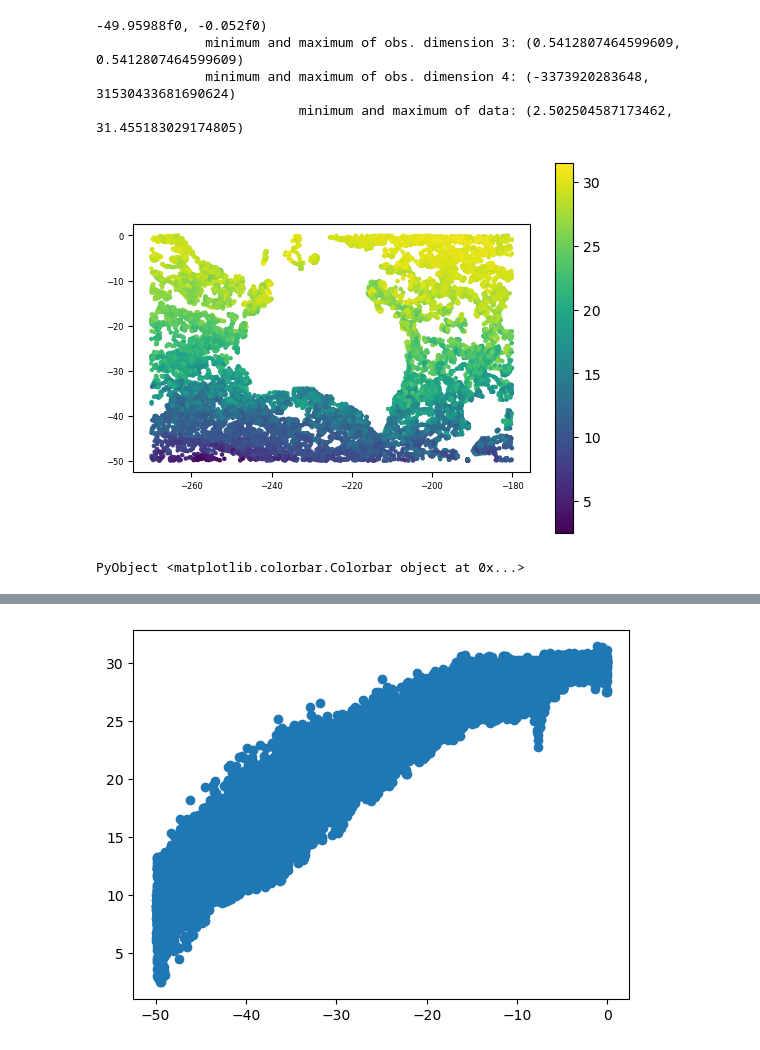
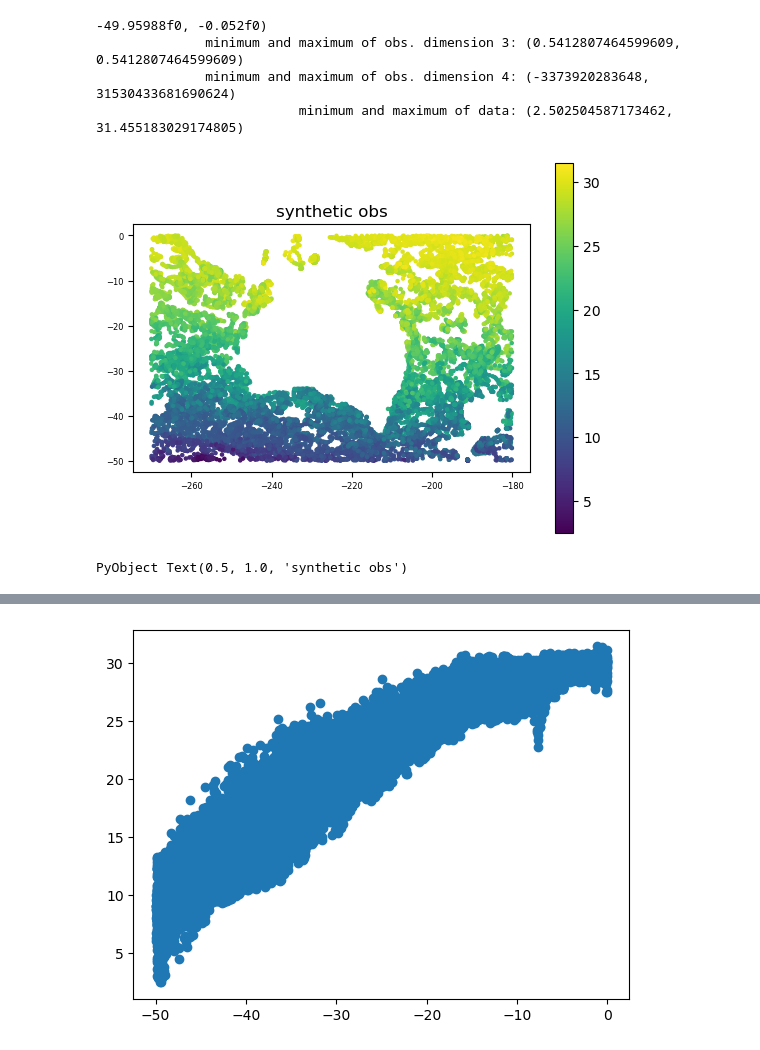
Before and after one commit to CARSv2/cars-v2, a Jupyter notebook: notebooks/parameter_sandbox.ipynb, the cells around one changed output, grey strips where cells are left out. Cells and saved outputs as stored; diff of their text form; code cells hidden in the pictures.

```diff
--- a/notebooks/parameter_sandbox.ipynb
+++ b/notebooks/parameter_sandbox.ipynb
@@ -121,13 +115,14 @@ checkobs((longitude.+360.0,latitude,depth,time),temperature,observation_id)
 # %%
 figure("Synth-WOD")
 ax = subplot(1,1,1)
 scatter(longitude, latitude, c=temperature,s=5)
 aspectratio = 1/cos(mean(latitude) * pi/180)
 ax.tick_params("both",labelsize=6)
 gca().set_aspect(aspectratio)
 colorbar()
+title("synthetic obs")
 #colorbar(orientation="vertical")
 # %% [output]
-[figure, old version]
+[figure, new version]
-PyObject <matplotlib.colorbar.Colorbar object at 0x...>
+PyObject Text(0.5, 1.0, 'synthetic obs')
 # %% [markdown]
```
Also changed, not shown: parts of 32 cells of this notebook.
